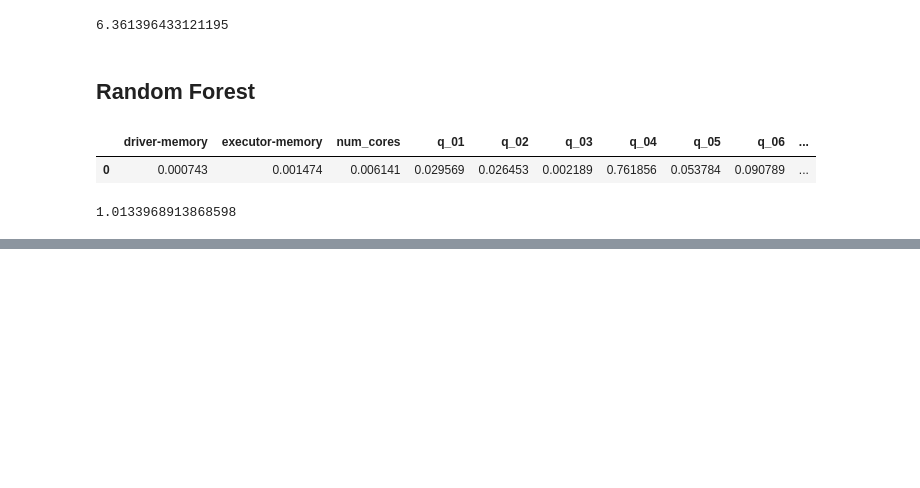
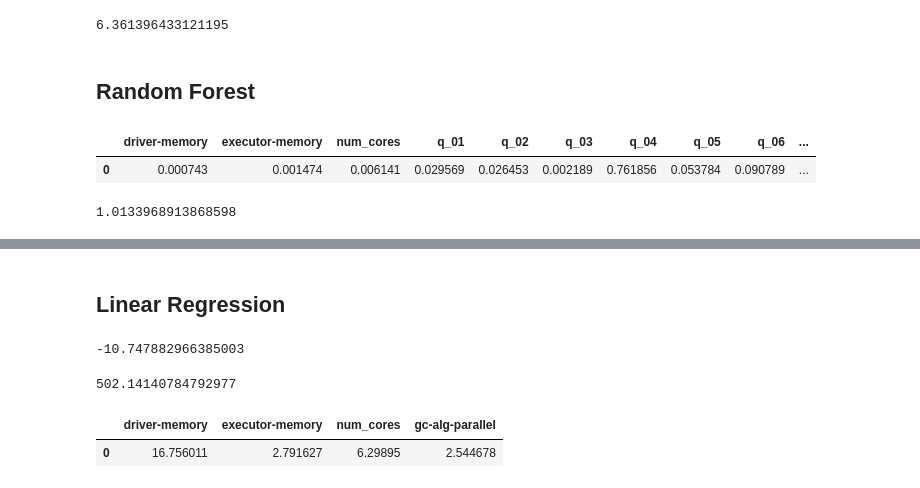
Before and after one commit to ajmal017/spark-jvm-ml, a Jupyter notebook: ml_models-new_data.ipynb, the cells around one changed output, grey strips where cells are left out. Drawn from its saved outputs; the diff is of its cells as text; code cells hidden in the pictures; blank space fills up the shorter version.

```diff
--- a/ml_models-new_data.ipynb
+++ b/ml_models-new_data.ipynb
@@ -278,0 +342,30 @@ mean_squared_error(y_test, y_pred_rf)
+# %%
+only4 = all_df.loc[all_df.q_04 == 1]
+
+for i in range(1, 10):
+    only4 = only4.drop("q_0" + str(i), axis=1)
+
+df = only4
+X = df.iloc[:,:-1]
+y = only4.time
+
+X_train, X_test, y_train, y_test = train_test_split(X, y, test_size=0.20, random_state=rs, ) # 80/20 split!
+# %% [markdown]
+## Linear Regression
+# %%
+# fitting intercept = False because included all query columns!
+reg = LinearRegression(fit_intercept=False).fit(X_train, y_train)
+print(reg.score(X_train, y_train))
+y_pred_reg = reg.predict(X_test)
+mean_squared_error(y_test, y_pred_reg)
+# %% [output]
+-10.747882966385003
+502.14140784792977
+# %%
+c = pd.DataFrame(reg.coef_)
+c = c.T
+c.columns = X_train.columns
+c
+# %% [output]
+|  | driver-memory | executor-memory | num_cores | gc-alg-parallel |
+| 0 | 16.756011 | 2.791627 | 6.29895 | 2.544678 |
```
Also changed, not shown: parts of 33 cells of this notebook.
